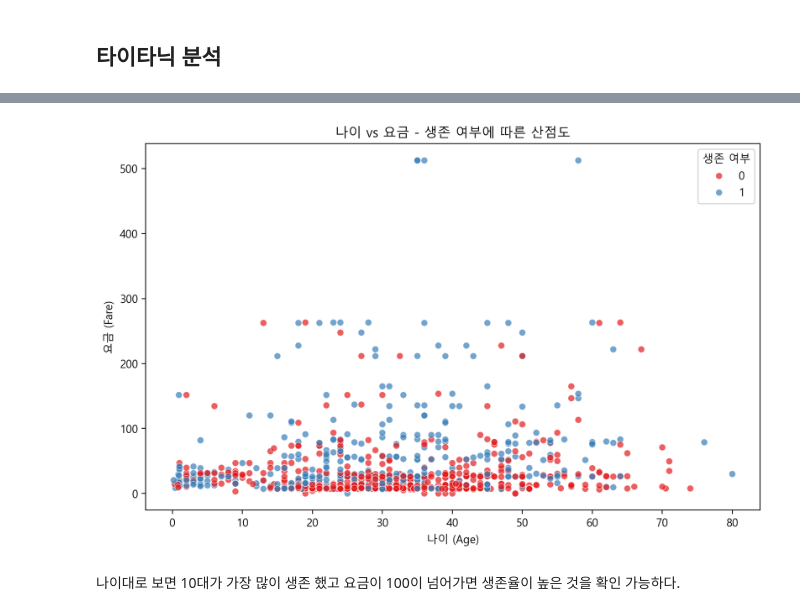
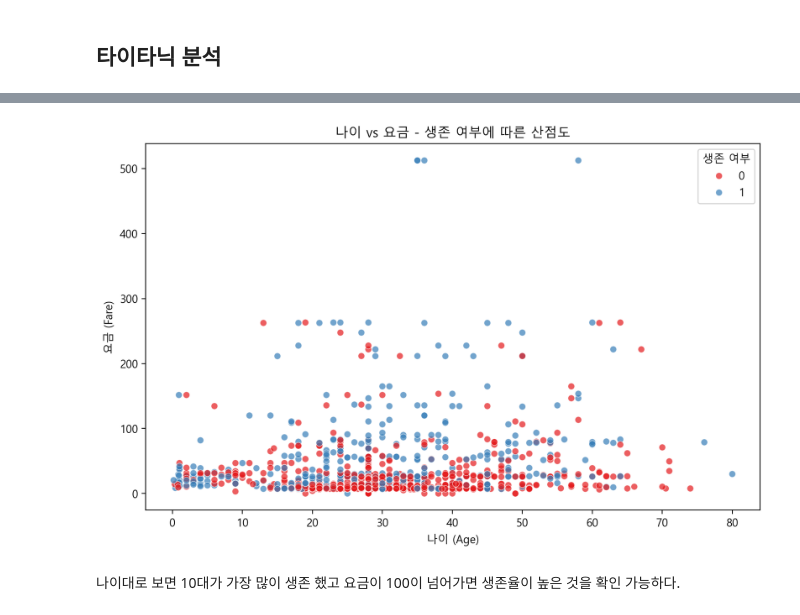
Before and after one commit to sjunc/2025-1-BigData-Team, a Jupyter notebook: Final/타이타닉.ipynb, the cells around one changed output, grey strips where cells are left out. Drawn from its saved outputs; the diff is of its cells as text; code cells hidden in the pictures.

```diff
--- a/Final/타이타닉.ipynb
+++ b/Final/타이타닉.ipynb
@@ -32,7 +32,7 @@ def display_side_by_side(*args):
 # %% [markdown]
 ## 타이타닉 분석
 # %%
-titanic = pd.read_csv('../TitanicData/titanic1309.csv')
-titanic.sample(5)
+tdf = pd.read_csv('../TitanicData/titanic1309.csv')
+tdf.sample(5)
 # %% [output]
 |  | PassengerId | Survived | Pclass | Name | Sex | Age | SibSp | Parch | Ticket | Fare | ... |
@@ -121,0 +126,7 @@ titanic.describe()
+# %%
+tdf['Embarked'] = tdf['Embarked'].dropna()
+tdf = tdf.drop('Cabin', axis=1)
+# %%
+tdf['Age'] = tdf['Age'].fillna(28)
+tdf['Fare'] = tdf['Fare'].backfill()
+tdf.info()
@@ -122,14 +152,14 @@ titanic.describe()
 # %%
 # 산점도: 나이 vs 요금, 생존 여부 색상 구분
 plt.figure(figsize=(10, 6))
-sns.scatterplot(data= titanic, x='Age', y='Fare', hue='Survived', palette='Set1', alpha=0.7)
+sns.scatterplot(data= tdf, x='Age', y='Fare', hue='Survived', palette='Set1', alpha=0.7)
 plt.title('나이 vs 요금 - 생존 여부에 따른 산점도')
 plt.xlabel('나이 (Age)')
 plt.ylabel('요금 (Fare)')
 plt.legend(title='생존 여부')
 plt.show()
 # %% [output]
-[figure, old version]
+[figure, new version]
 # %% [markdown]
 나이대로 보면 10대가 가장 많이 생존 했고 요금이 100이 넘어가면 생존율이 높은 것을 확인 가능하다.
 # %%
```
Also changed, not shown: parts of 11 cells of this notebook.
